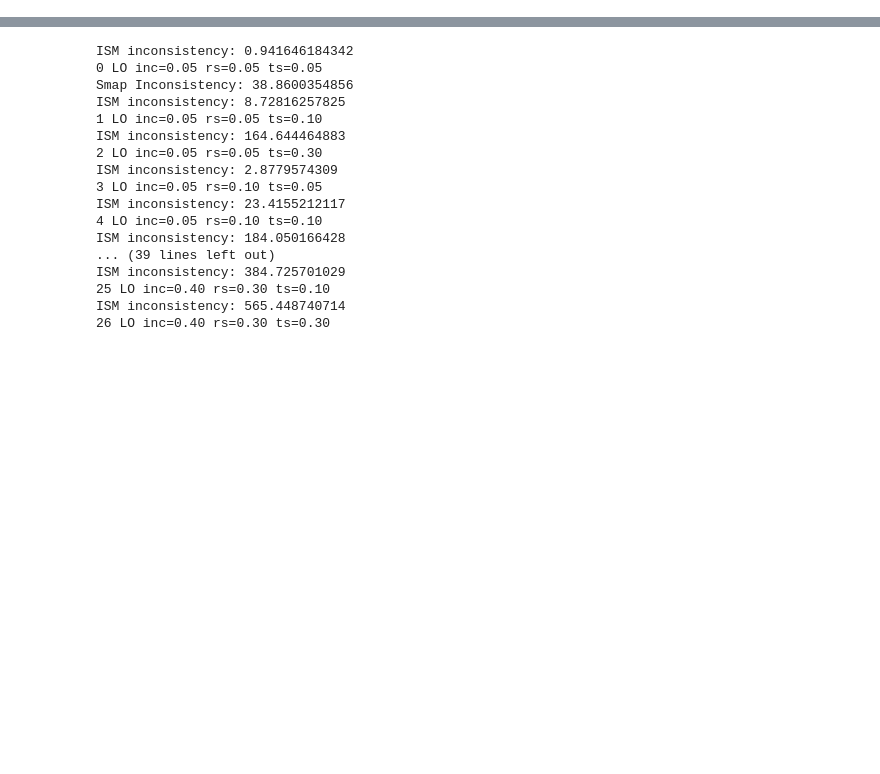
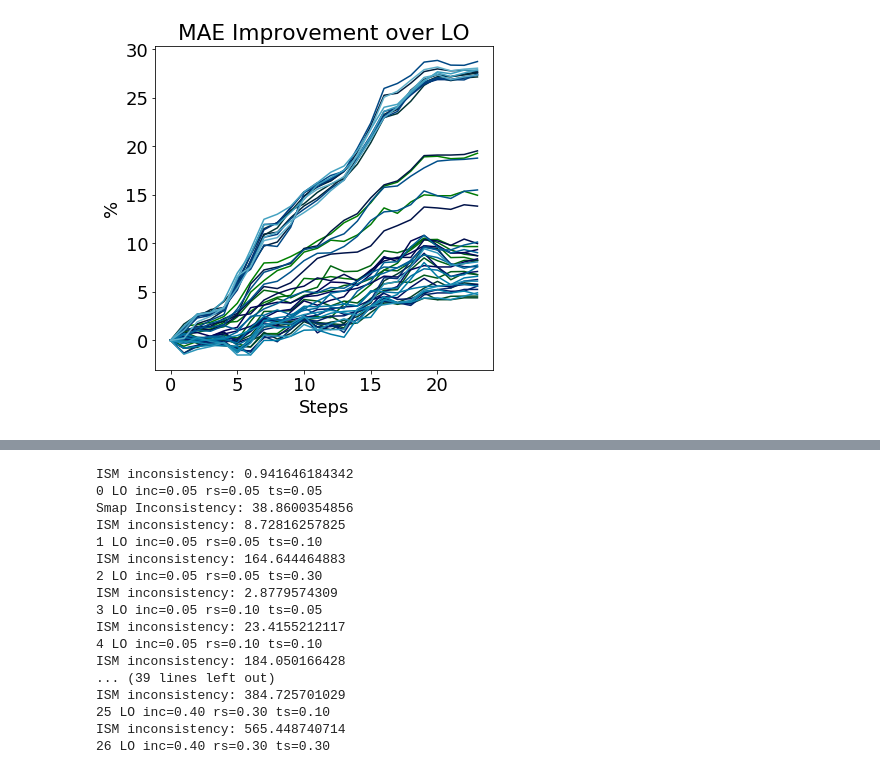
Before and after one commit to pnvyshnav/smap_PD, a Jupyter notebook: stats/SMAP ISM Runs.ipynb, the cells around one changed output, grey strips where cells are left out. Cells and saved outputs as stored; diff of their text form; code cells hidden in the pictures; blank space fills up the shorter version.

```diff
--- a/stats/SMAP ISM Runs.ipynb
+++ b/stats/SMAP ISM Runs.ipynb
@@ -66,0 +67,57 @@ ax.legend()
+# %%
+%matplotlib inline
+import matplotlib
+matplotlib.rcParams.update({'font.size': 18, 'legend.fontsize': 18})
+fig, ((ax)) = plt.subplots(1, 1, figsize=(6, 6))
+
+# size is rounds * step
+updated_voxels = []
+err_belief = []
+std_belief = []
+err_logodds = []
+std_logodds = []
+
+steps = 0
+voxels = 0
+
+last_stats = None
+
+# see octomap::OcTreeKey::KeyHash
+def hash_position(x, y, z):
+    return "%.3f %.3f %.3f" % (x, y, z)
+
+filenames = sorted(
+    glob.glob("ism_runs/*.bag"),
+    key=lambda f: int(re.findall('([0-9]+)', f[len("ism_runs/"):])[0]))
+
+gradient = np.linspace(0, 0.79, len(filenames))
+colors = [cm.ocean(x) for x in gradient]
+
+errLastBelief = 0
+
+for rnd, filename in enumerate(filenames):
+#     print "Computing mask from round %i..." % rnd
+    bag = rosbag.Bag(filename)
+    stats = None
+    for _, msg, _ in bag.read_messages(topics=['stats']):
+        stats = msg
+    bag.close()
+    if stats is None:
+        continue
+    voxels = stats.voxels
+
+    if rnd == 0:
+        errBelief = np.array([1e-9] + list(stats.errorEvolutionBelief))
+        errLastBelief = stats.errorEvolutionBelief[-1]
+
+    errLogOdds = np.array([1e-9] + list(stats.errorEvolutionLogOdds))
+    ax.plot((errLogOdds-errBelief)/errLogOdds*100, color=colors[rnd], label="LO inc=%.2f rs=%.2f ts=%.2f" % (stats.ismIncrement, stats.ismRampSize, stats.ismTopSize))
+
+ax.set_title("MAE Improvement over LO")
+ax.set_ylabel("%")
+ax.set_xlabel("Steps")
+# ax.legend()
+plt.tight_layout()
+plt.savefig("mae_logodds_improvement.pdf")
+# %% [output]
+[figure, added]
```
Also changed, not shown: parts of 6 cells of this notebook, 17 other files.
